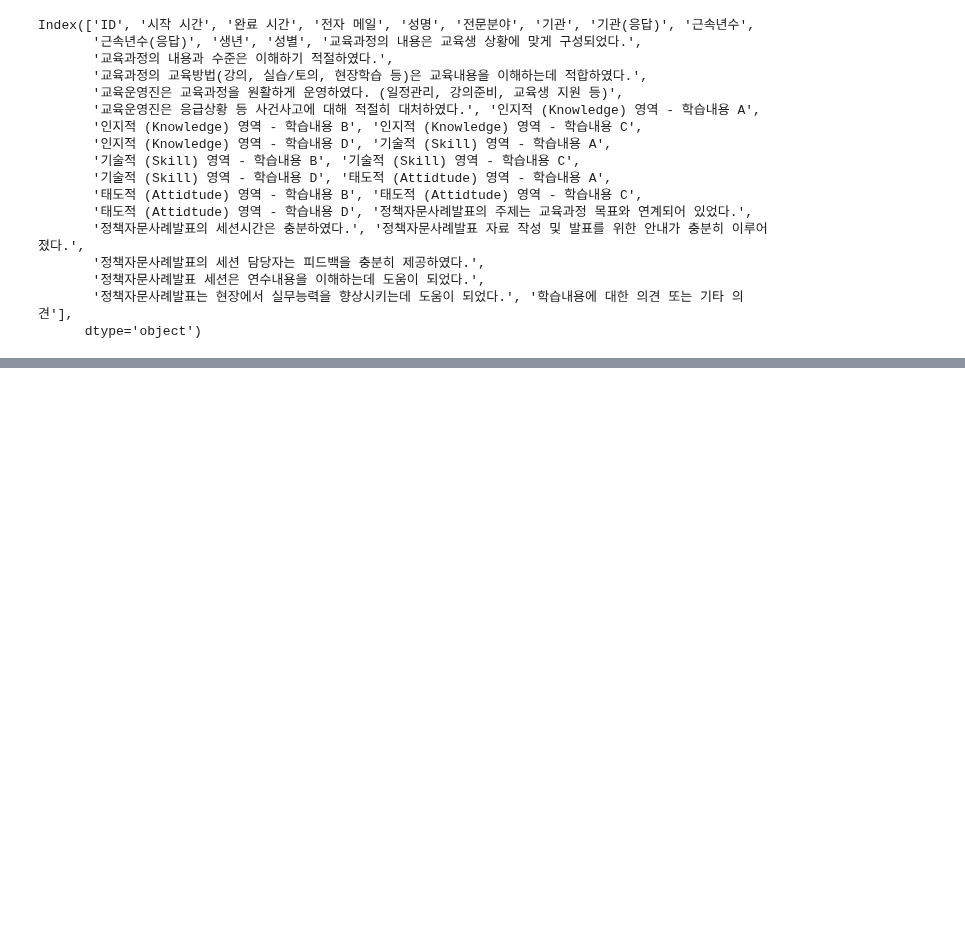
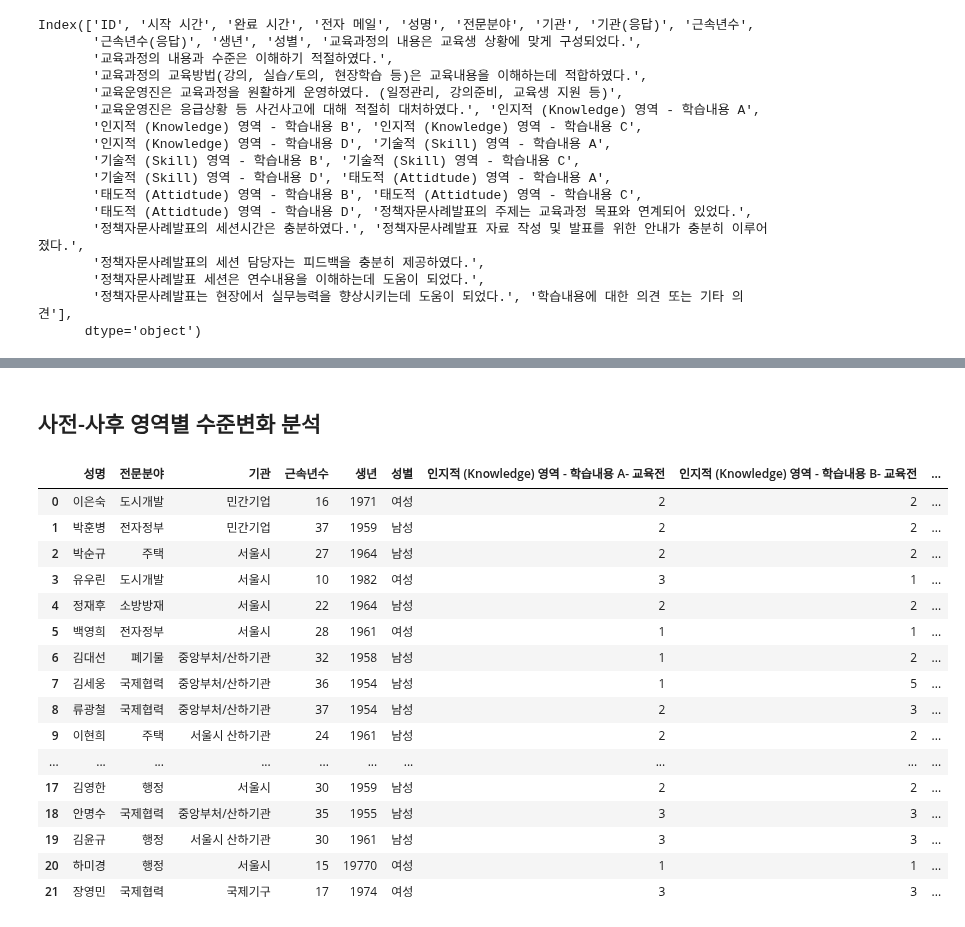
Before and after one commit to jgumin/jupyter-notebook, a Jupyter notebook: isus/scp교육생분석.ipynb, the cells around one changed output, grey strips where cells are left out. Drawn from its saved outputs; the diff is of its cells as text; code cells hidden in the pictures; blank space fills up the shorter version.

```diff
--- a/isus/scp교육생분석.ipynb
+++ b/isus/scp교육생분석.ipynb
@@ -684,0 +824,25 @@ fig.update_layout(title=dict(text ='만족도 조사 결과',x=0.5, y=0.96),
+# %% [markdown]
+## 사전-사후 영역별 수준변화 분석
+# %%
+# 사전,사후 설문조사 결과에서 학습내용 결과 칼럼만 추출
+pre_sector = pre[pre.columns[~pre.columns.str.contains('|'.join(['ID','시간','메일','(응답)','구체적인 안내']))]]
+post_sector = post[post.columns[post.columns.str.contains('|'.join(['성명','학습내용 ']))]]
+pre_sector.merge(post_sector, on="성명", suffixes=('- 교육전', '- 교육후'))
+# %% [output]
+|  | 성명 | 전문분야 | 기관 | 근속년수 | 생년 | 성별 | 인지적 (Knowledge) 영역 - 학습내용 A- 교육전 | 인지적 (Knowledge) 영역 - 학습내용 B- 교육전 | ... |
+| 0 | 이은숙 | 도시개발 | 민간기업 | 16 | 1971 | 여성 | 2 | 2 | ... |
+| 1 | 박훈병 | 전자정부 | 민간기업 | 37 | 1959 | 남성 | 2 | 2 | ... |
+| 2 | 박순규 | 주택 | 서울시 | 27 | 1964 | 남성 | 2 | 2 | ... |
+| 3 | 유우린 | 도시개발 | 서울시 | 10 | 1982 | 여성 | 3 | 1 | ... |
+| 4 | 정재후 | 소방방재 | 서울시 | 22 | 1964 | 남성 | 2 | 2 | ... |
+| 5 | 백영희 | 전자정부 | 서울시 | 28 | 1961 | 여성 | 1 | 1 | ... |
+| 6 | 김대선 | 폐기물 | 중앙부처/산하기관 | 32 | 1958 | 남성 | 1 | 2 | ... |
+| 7 | 김세웅 | 국제협력 | 중앙부처/산하기관 | 36 | 1954 | 남성 | 1 | 5 | ... |
+| 8 | 류광철 | 국제협력 | 중앙부처/산하기관 | 37 | 1954 | 남성 | 2 | 3 | ... |
+| 9 | 이현희 | 주택 | 서울시 산하기관 | 24 | 1961 | 남성 | 2 | 2 | ... |
+| ... | ... | ... | ... | ... | ... | ... | ... | ... | ... |
+| 17 | 김영한 | 행정 | 서울시 | 30 | 1959 | 남성 | 2 | 2 | ... |
+| 18 | 안명수 | 국제협력 | 중앙부처/산하기관 | 35 | 1955 | 남성 | 3 | 3 | ... |
+| 19 | 김윤규 | 행정 | 서울시 산하기관 | 30 | 1961 | 남성 | 3 | 3 | ... |
+| 20 | 하미경 | 행정 | 서울시 | 15 | 19770 | 여성 | 1 | 1 | ... |
+| 21 | 장영민 | 국제협력 | 국제기구 | 17 | 1974 | 여성 | 3 | 3 | ... |
```
Also changed, not shown: parts of 10 cells of this notebook.
